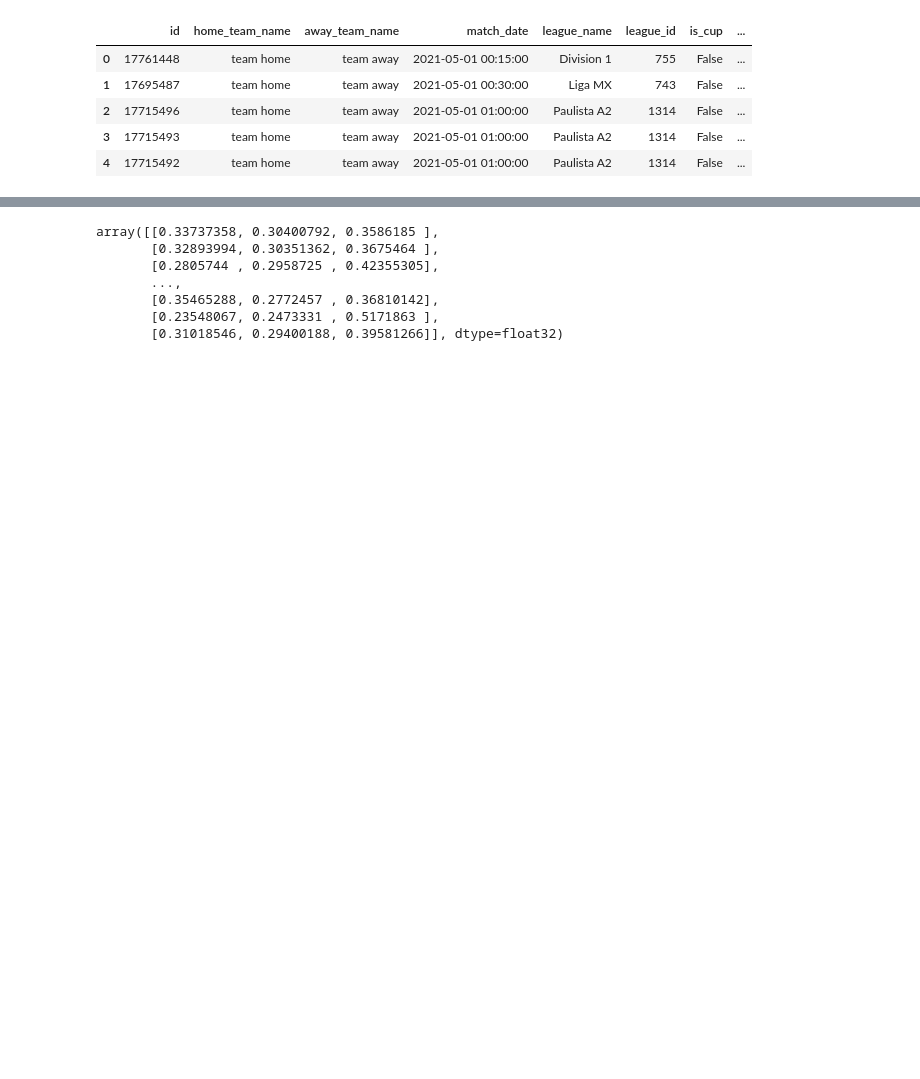
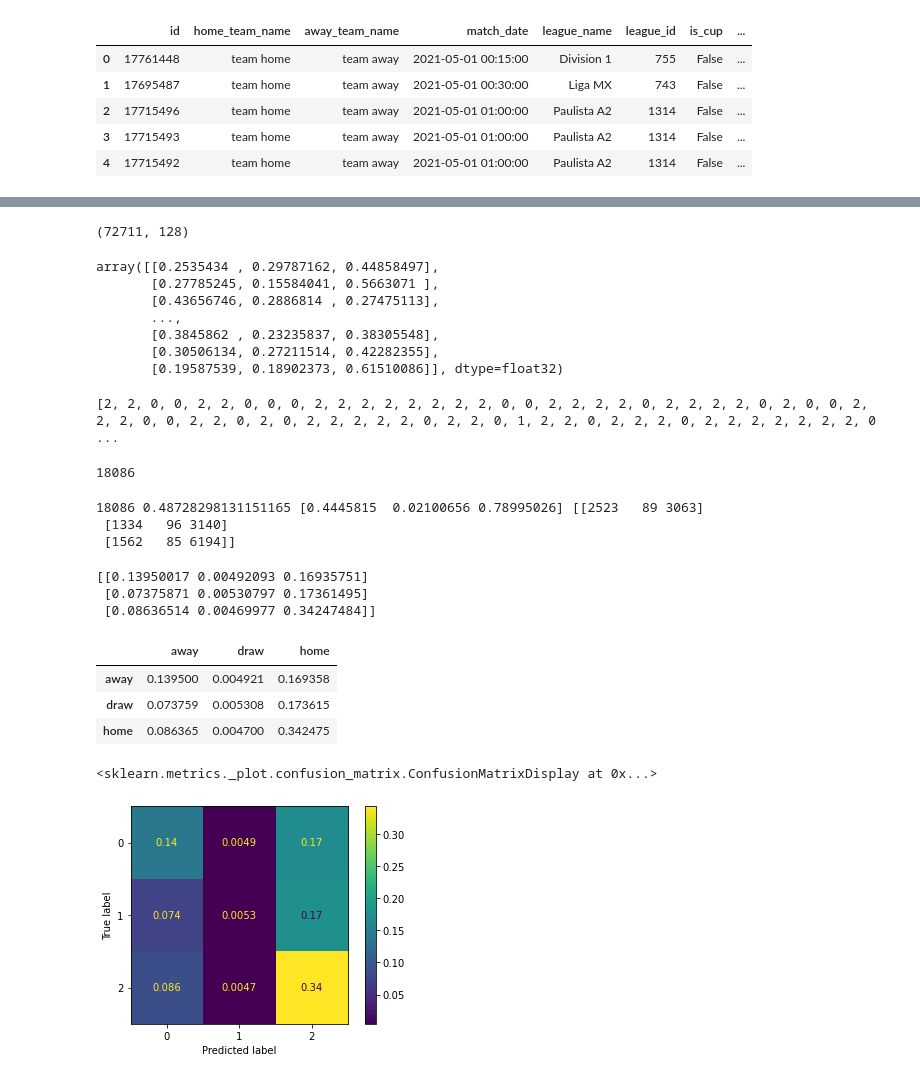
Before and after one commit to joshwein96/deep-learning-lab, a Jupyter notebook: DLLJoshuapreprocessing.ipynb, the cells around one changed output, grey strips where cells are left out. Cells and saved outputs as stored; diff of their text form; code cells hidden in the pictures; blank space fills up the shorter version.

```diff
--- a/DLLJoshuapreprocessing.ipynb
+++ b/DLLJoshuapreprocessing.ipynb
@@ -456,15 +479,68 @@ data_settest.head()
+# %%
+data_settest.shape
+# %% [output]
+(72711, 128)
 # %%
 X_test=data_settest.drop('id', axis=1)
 X_test_d = xgb.DMatrix(X_test)
 # %%
 predictions = bst.predict(X_test_d, iteration_range=(0, bst.best_iteration))
+# %%
+final_predictions = model.predict(d_test, iteration_range=(0, model.best_iteration))
 # %%
-predictions
+final_predictions
 # %% [output]
-array([[0.33737358, 0.30400792, 0.3586185 ],
-       [0.32893994, 0.30351362, 0.3675464 ],
-       [0.2805744 , 0.2958725 , 0.42355305],
+array([[0.2535434 , 0.29787162, 0.44858497],
+       [0.27785245, 0.15584041, 0.5663071 ],
+       [0.43656746, 0.2886814 , 0.27475113],
        ...,
-       [0.35465288, 0.2772457 , 0.36810142],
-       [0.23548067, 0.2473331 , 0.5171863 ],
-       [0.31018546, 0.29400188, 0.39581266]], dtype=float32)
+       [0.3845862 , 0.23235837, 0.38305548],
+       [0.30506134, 0.27211514, 0.42282355],
+       [0.19587539, 0.18902373, 0.61510086]], dtype=float32)
+# %%
+classification=[np.argmax(pred) for pred in final_predictions]
+print(classification)
+# %% [output]
+[2, 2, 0, 0, 2, 2, 0, 0, 0, 2, 2, 2, 2, 2, 2, 2, 2, 0, 0, 2, 2, 2, 2, 0, 2, 2, 2, 2, 0, 2, 0, 0, 2, 2, 2, 0, 0, 2, 2, 0, 2, 0, 2, 2, 2, 2, 2, 0, 2, 2, 0, 1, 2, 2, 0, 2, 2, 2, 0, 2, 2, 2, 2, 2, 2, 2, 0 ...
+# %%
+len(classification)
+# %% [output]
+18086
+# %%
+confusion = np.zeros((3,3), dtype=np.int32)
+for i in range(len(classification)):
+    confusion[y_valid[i],classification[i]] +=1
+total = np.sum(confusion)
+accuracy = np.sum(np.diag(confusion)) / total
+per_class_accuracy = np.diag(confusion) / np.sum(confusion, axis=1)
+print(total,accuracy,per_class_accuracy,confusion)
+# %% [output]
+18086 0.48728298131151165 [0.4445815  0.02100656 0.78995026] [[2523   89 3063]
+ [1334   96 3140]
+ [1562   85 6194]]
+# %%
+print(confusion/total)
+# %% [output]
+[[0.13950017 0.00492093 0.16935751]
+ [0.07375871 0.00530797 0.17361495]
+ [0.08636514 0.00469977 0.34247484]]
+# %%
+conf_matrix=pd.DataFrame(confusion/total ,columns=label_encoder.inverse_transform([0,1,2]), index=label_encoder.inverse_transform([0,1,2]))
+cols=['away','draw','home']
+conf_matrix=conf_matrix[cols]
+display(conf_matrix)
+# %% [output]
+|  | away | draw | home |
+| away | 0.139500 | 0.004921 | 0.169358 |
+| draw | 0.073759 | 0.005308 | 0.173615 |
+| home | 0.086365 | 0.004700 | 0.342475 |
+# %%
+from sklearn.metrics import confusion_matrix
+conf=confusion_matrix(y_valid,classification,normalize='all')
+# %%
+from sklearn.metrics import ConfusionMatrixDisplay
+disp=ConfusionMatrixDisplay(conf)
+disp.plot()
+# %% [output]
+<sklearn.metrics._plot.confusion_matrix.ConfusionMatrixDisplay at 0x...>
+[figure, added]
```
Also changed, not shown: parts of 23 cells of this notebook, 4 other files.
